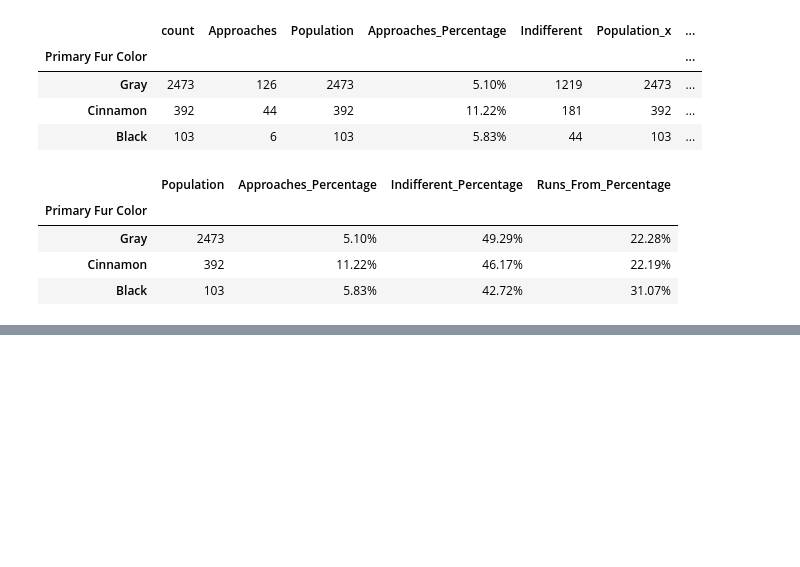
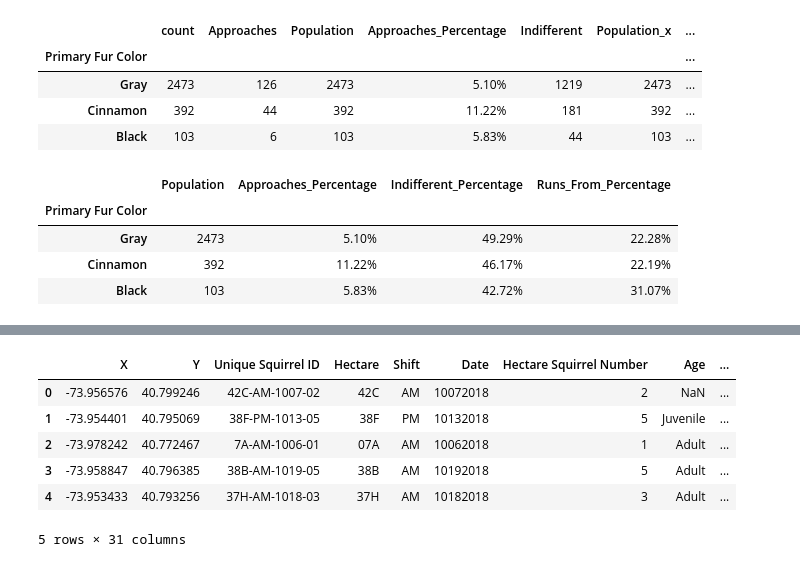
Before and after one commit to brown016340/Project-1, a Jupyter notebook: SquirrelBehaviorGraphs.ipynb, the cells around one changed output, grey strips where cells are left out. Cells and saved outputs as stored; diff of their text form; code cells hidden in the pictures; blank space fills up the shorter version.

```diff
--- a/SquirrelBehaviorGraphs.ipynb
+++ b/SquirrelBehaviorGraphs.ipynb
@@ -372,0 +420,17 @@ behaviors_pct_df
+# %%
+# Filter down DF to rows where a given behavior is True
+# In this case, lets narrow it to where Quaas is True
+quaas = squirrel_df[squirrel_df["Quaas"] == True]
+
+# Reset Index
+quaas = quaas.reset_index(drop=True)
+
+quaas.head()
+# %% [output]
+|  | X | Y | Unique Squirrel ID | Hectare | Shift | Date | Hectare Squirrel Number | Age | ... |
+| 0 | -73.956576 | 40.799246 | 42C-AM-1007-02 | 42C | AM | 10072018 | 2 | NaN | ... |
+| 1 | -73.954401 | 40.795069 | 38F-PM-1013-05 | 38F | PM | 10132018 | 5 | Juvenile | ... |
+| 2 | -73.978242 | 40.772467 | 7A-AM-1006-01 | 07A | AM | 10062018 | 1 | Adult | ... |
+| 3 | -73.958847 | 40.796385 | 38B-AM-1019-05 | 38B | AM | 10192018 | 5 | Adult | ... |
+| 4 | -73.953433 | 40.793256 | 37H-AM-1018-03 | 37H | AM | 10182018 | 3 | Adult | ... |
+5 rows × 31 columns
```
Also changed, not shown: parts of 11 cells of this notebook.
